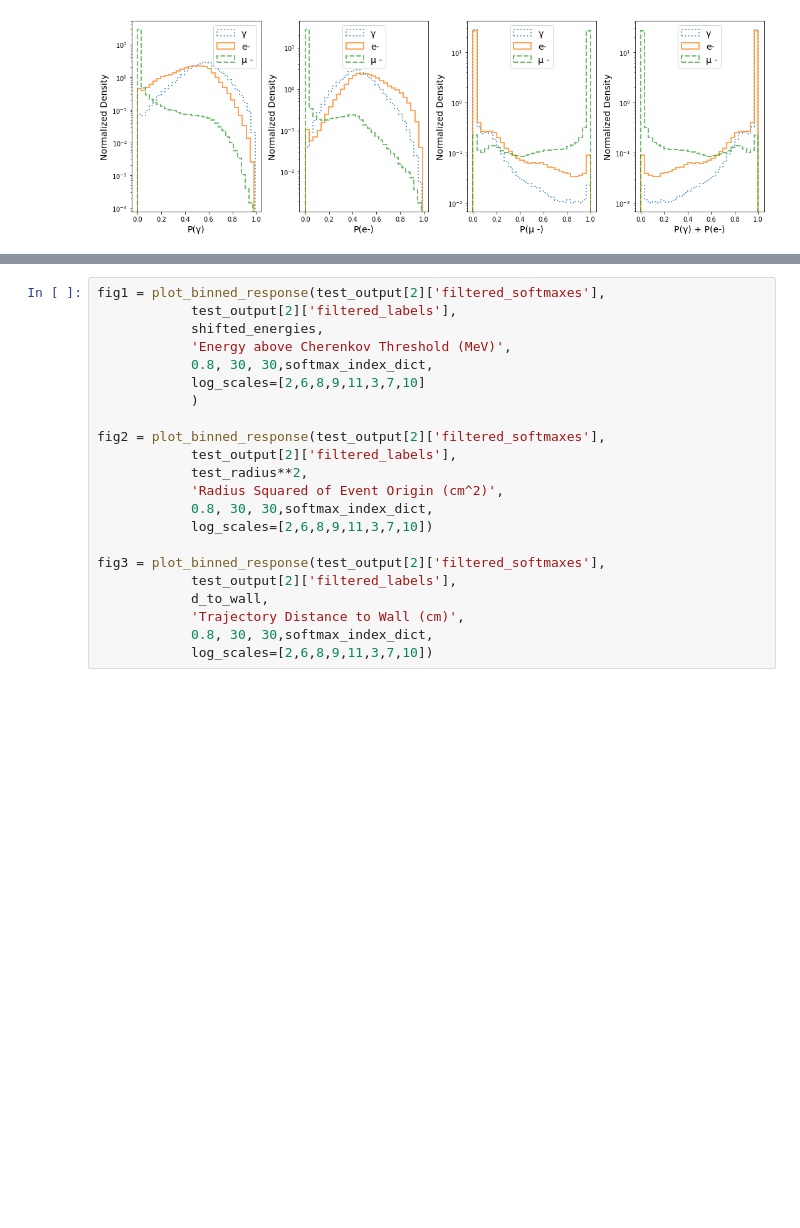
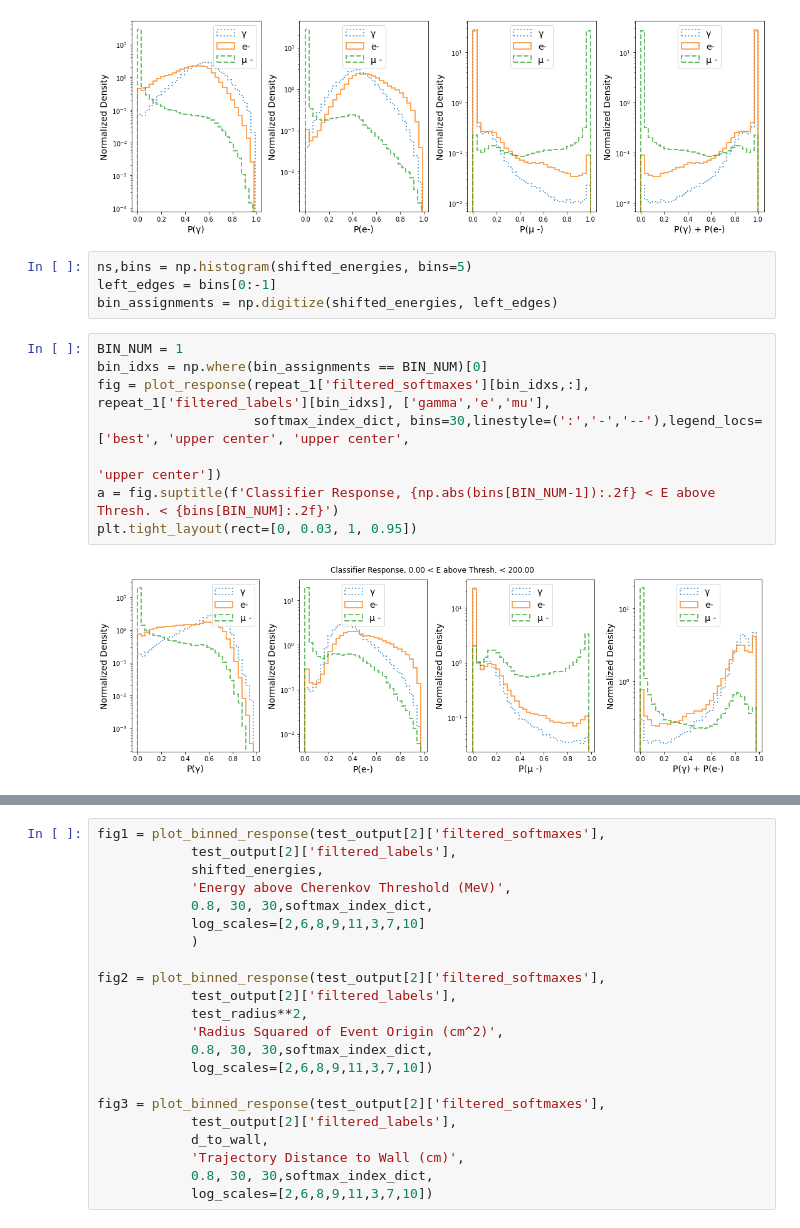
Before and after one commit to WatChMaL/CNN, a Jupyter notebook: Repeating_Classifier_Training/8. Comparing Additional Training and Testing Runs.ipynb, the cells around one changed output, grey strips where cells are left out. Cells and saved outputs as stored; diff of their text form; blank space fills up the shorter version.

```diff
--- a/Repeating_Classifier_Training/8. Comparing Additional Training and Testing Runs.ipynb
+++ b/Repeating_Classifier_Training/8. Comparing Additional Training and Testing Runs.ipynb
@@ -452,3 +474,17 @@ fig = plot_response(test_output[2]['filtered_softmaxes'], test_output[2]['filter
                                                                                     'upper center'])
 # %% [output]
 [figure]
+# %%
+ns,bins = np.histogram(shifted_energies, bins=5)
+left_edges = bins[0:-1]
+bin_assignments = np.digitize(shifted_energies, left_edges)
+# %%
+BIN_NUM = 1
+bin_idxs = np.where(bin_assignments == BIN_NUM)[0]
+fig = plot_response(repeat_1['filtered_softmaxes'][bin_idxs,:], repeat_1['filtered_labels'][bin_idxs], ['gamma','e','mu'],
+                    softmax_index_dict, bins=30,linestyle=(':','-','--'),legend_locs=['best', 'upper center', 'upper center',
+                                                                                    'upper center'])
+a = fig.suptitle(f'Classifier Response, {np.abs(bins[BIN_NUM-1]):.2f} < E above Thresh. < {bins[BIN_NUM]:.2f}')
+plt.tight_layout(rect=[0, 0.03, 1, 0.95])
+# %% [output]
+[figure, added]
```
Also changed, not shown: parts of 16 cells of this notebook, 3 other files.
